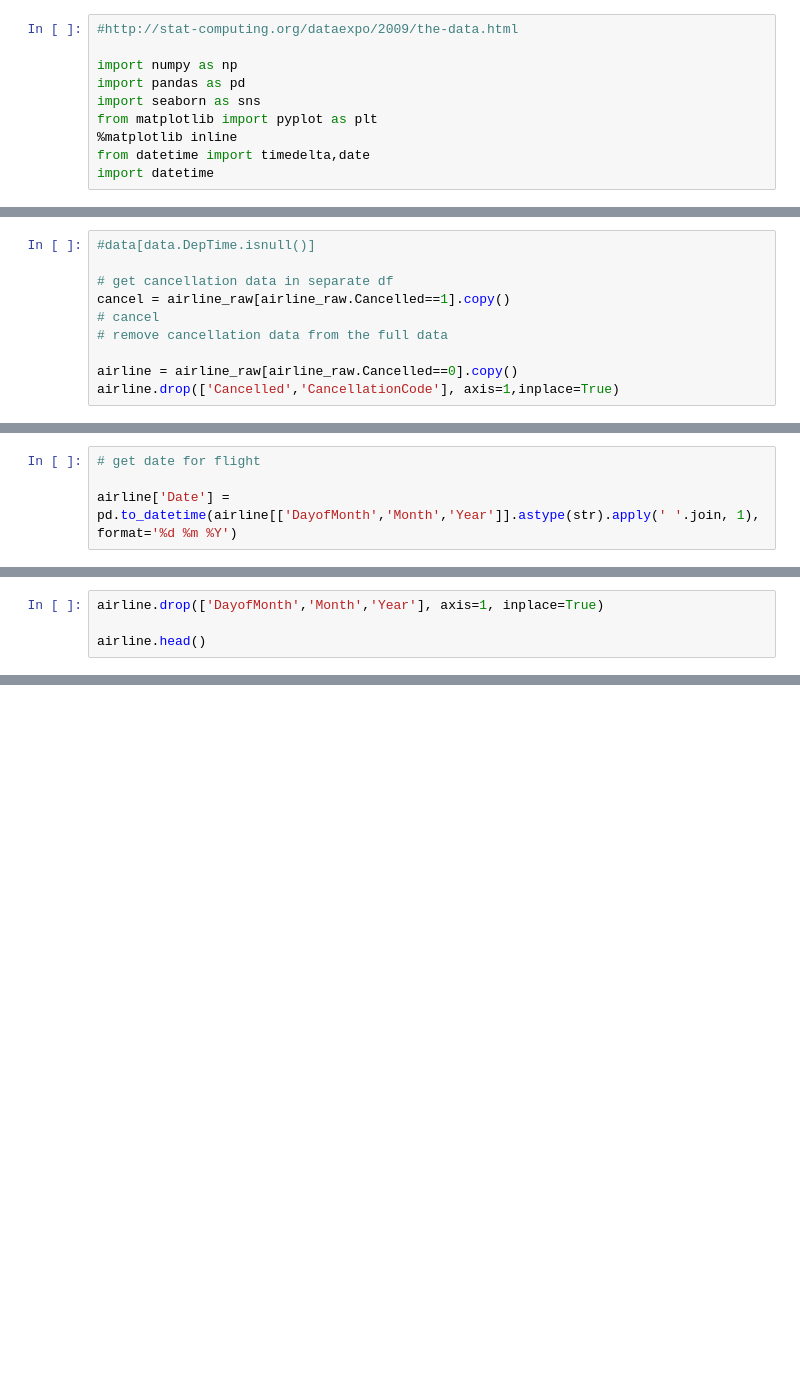
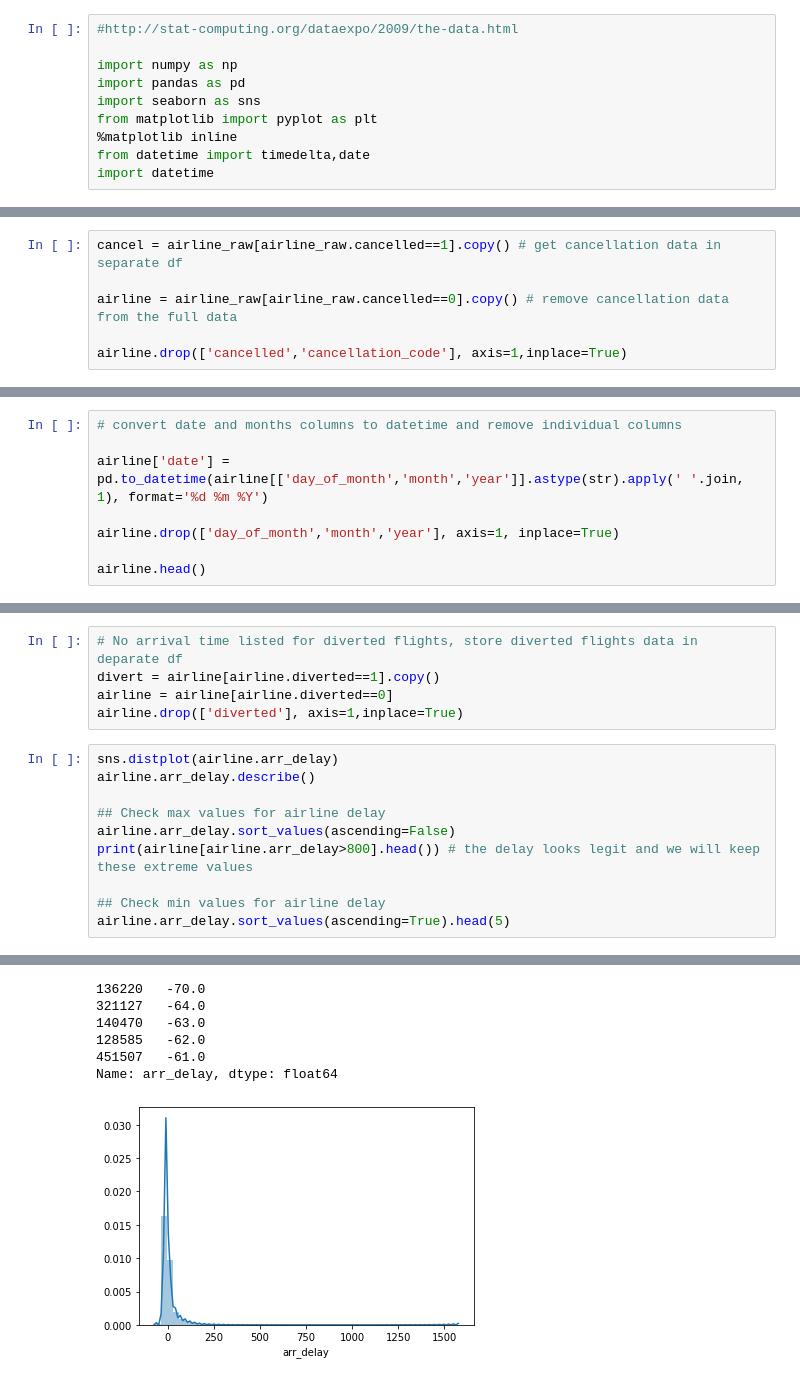
Before and after one commit to salehgondal/Airline, a Jupyter notebook: Airline Arrivals.ipynb, the cells around one changed output, grey strips where cells are left out. Drawn from its saved outputs; the diff is of its cells as text; blank space fills up the shorter version.

```diff
--- a/Airline Arrivals.ipynb
+++ b/Airline Arrivals.ipynb
@@ -84,13 +93,9 @@ sns.barplot(x='column_name',y='percent_missing',data=missing_values)
 # %%
-#data[data.DepTime.isnull()]
+cancel = airline_raw[airline_raw.cancelled==1].copy() # get cancellation data in separate df
 
-# get cancellation data in separate df
-cancel = airline_raw[airline_raw.Cancelled==1].copy()
-# cancel
-# remove cancellation data from the full data
+airline = airline_raw[airline_raw.cancelled==0].copy() # remove cancellation data from the full data
 
-airline = airline_raw[airline_raw.Cancelled==0].copy()
-airline.drop(['Cancelled','CancellationCode'], axis=1,inplace=True)
+airline.drop(['cancelled','cancellation_code'], axis=1,inplace=True)
 # %%
 airline.info()
 # %% [output]
@@ -114,4 +119,8 @@ memory usage: 21.0+ MB
 # %%
-# get date for flight
+# convert date and months columns to datetime and remove individual columns
 
-airline['Date'] = pd.to_datetime(airline[['DayofMonth','Month','Year']].astype(str).apply(' '.join, 1), format='%d %m %Y')
+airline['date'] = pd.to_datetime(airline[['day_of_month','month','year']].astype(str).apply(' '.join, 1), format='%d %m %Y')
+
+airline.drop(['day_of_month','month','year'], axis=1, inplace=True)
+
+airline.head()
@@ -118,4 +134,0 @@ airline['Date'] = pd.to_datetime(airline[['DayofMonth','Month','Year']].astype(s
-# %%
-airline.drop(['DayofMonth','Month','Year'], axis=1, inplace=True)
-
-airline.head()
@@ -129,0 +150,16 @@ airline.head()
+# %%
+# No arrival time listed for diverted flights, store diverted flights data in deparate df
+divert = airline[airline.diverted==1].copy()
+airline = airline[airline.diverted==0]
+airline.drop(['diverted'], axis=1,inplace=True)
+# %%
+sns.distplot(airline.arr_delay)
+airline.arr_delay.describe()
+
+## Check max values for airline delay
+airline.arr_delay.sort_values(ascending=False)
+print(airline[airline.arr_delay>800].head()) # the delay looks legit and we will keep these extreme values
+
+## Check min values for airline delay
+airline.arr_delay.sort_values(ascending=True).head(5)
+# %% [output]
@@ -129,0 +183,7 @@ airline.head()
+136220   -70.0
+321127   -64.0
+140470   -63.0
+128585   -62.0
+451507   -61.0
+Name: arr_delay, dtype: float64
+[figure, added]
```
Also changed, not shown: parts of 35 cells of this notebook.
